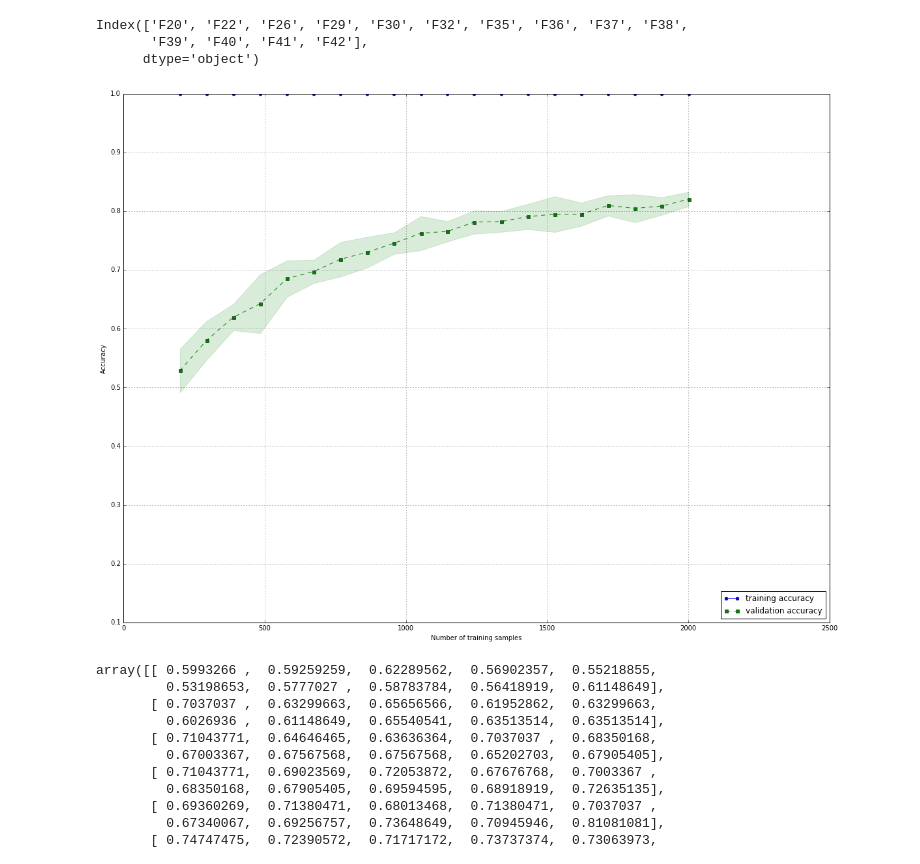
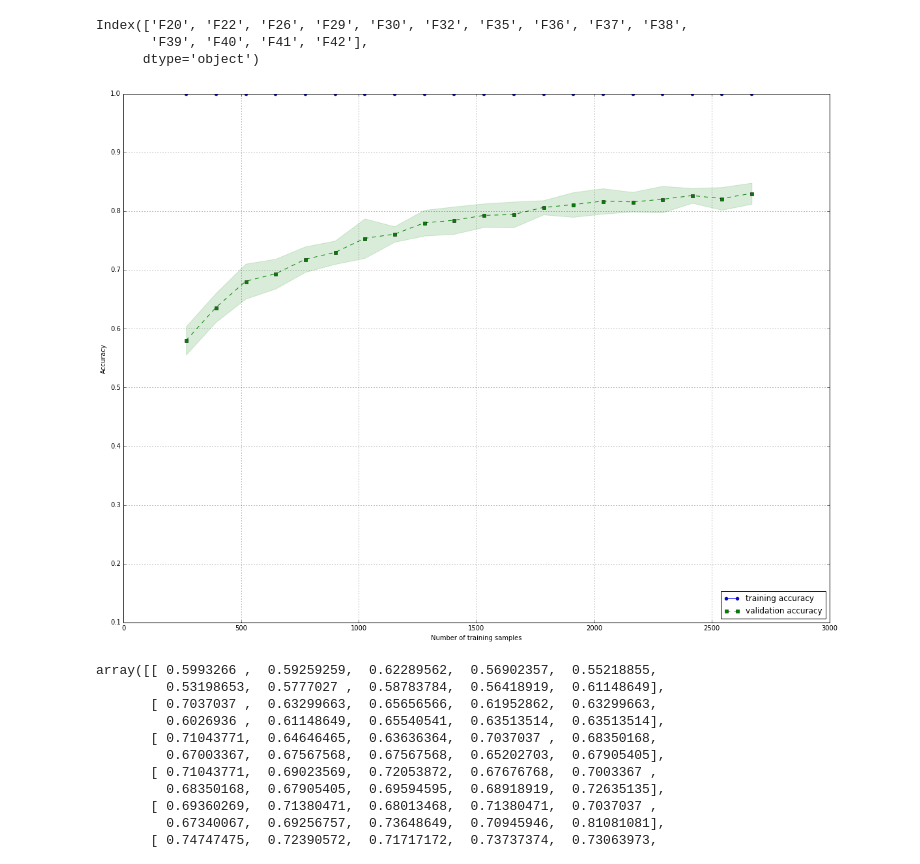
Before and after one commit to rahulmkumar/ml-introduction, a Jupyter notebook: 08_Swing_trading_model_exploration.ipynb, the cells around one changed output. Drawn from its saved outputs; the diff is of its cells as text; code cells hidden in the pictures.

Commit message:
added third test data

```diff
--- a/08_Swing_trading_model_exploration.ipynb
+++ b/08_Swing_trading_model_exploration.ipynb
@@ -60,6 +60,9 @@ data = pd.read_csv(file)
 
 file1 = 'data/price_data1.csv'
 data1 = pd.read_csv(file1)
+
+file2 = 'data/price_data1.csv'
+data2 = pd.read_csv(file2)
 # %%
 del data['Date']
 del data1['Date']
@@ -79,6 +83,14 @@ yt15 = data1.loc[:,'RET15']
 yt20 = data1.loc[:,'RET20']
 yt25 = data1.loc[:,'RET25']
 yt30 = data1.loc[:,'RET30']
+
+X1 = data2.loc[:,'F1':'F42']
+yt5 = data2.loc[:,'RET5']
+yt10 = data2.loc[:,'RET10']
+yt15 = data2.loc[:,'RET15']
+yt20 = data2.loc[:,'RET20']
+yt25 = data2.loc[:,'RET25']
+yt30 = data2.loc[:,'RET30']
 # %%
 y5.columns = ['RET']
 y10.columns = ['RET']
@@ -290,6 +302,7 @@ Xt10t_std = stdsc10t.transform(Xt10t_train)
 Xt15t_std = stdsc15t.transform(Xt15t_train)
 Xt20t_std = stdsc20t.transform(Xt20t_train)
 # %%
+num_instances = len(X20t_train)
 kfold = cross_validation.KFold(n=num_instances, n_folds=num_folds, random_state=seed)
 pipe_lr = Pipeline([('scl', StandardScaler()),
                     ('clf', ExtraTreesClassifier())])
@@ -308,34 +321,34 @@ test_mean = np.mean(test_scores, axis=1)
 test_std = np.std(test_scores, axis=1)
 
 plt.plot(train_sizes, train_mean,
          color='blue', marker='o',
          markersize=5, label='training accuracy')
 
 plt.fill_between(train_sizes,
                  train_mean + train_std,
                  train_mean - train_std,
                  alpha=0.15, color='blue')
 
 plt.plot(train_sizes, test_mean,
          color='green', linestyle='--',
          marker='s', markersize=5,
          label='validation accuracy')
 
 plt.fill_between(train_sizes,
                  test_mean + test_std,
                  test_mean - test_std,
                  alpha=0.15, color='green')
 
 plt.grid()
 plt.xlabel('Number of training samples')
 plt.ylabel('Accuracy')
 plt.legend(loc='lower right')
 plt.ylim([0.1, 1.0])
 plt.tight_layout()
 # plt.savefig('./figures/learning_curve.png', dpi=300)
 plt.show()
 # %% [output]
-[figure, old version]
+[figure, new version]
 # %%
 test_scores
 # %% [output]
```
Also changed, not shown: parts of 2 cells of this notebook, 1 other file.
